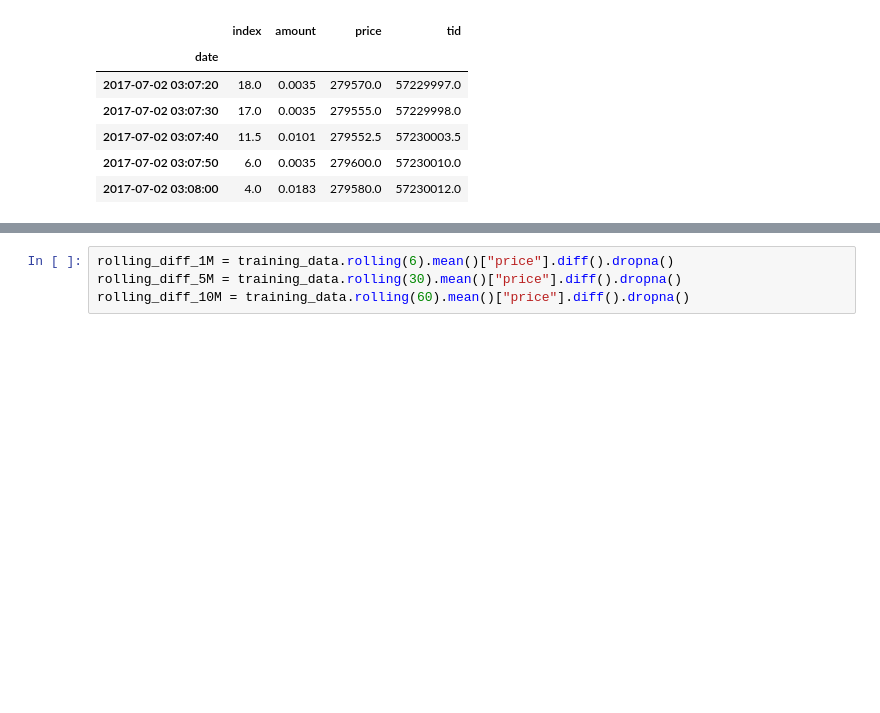
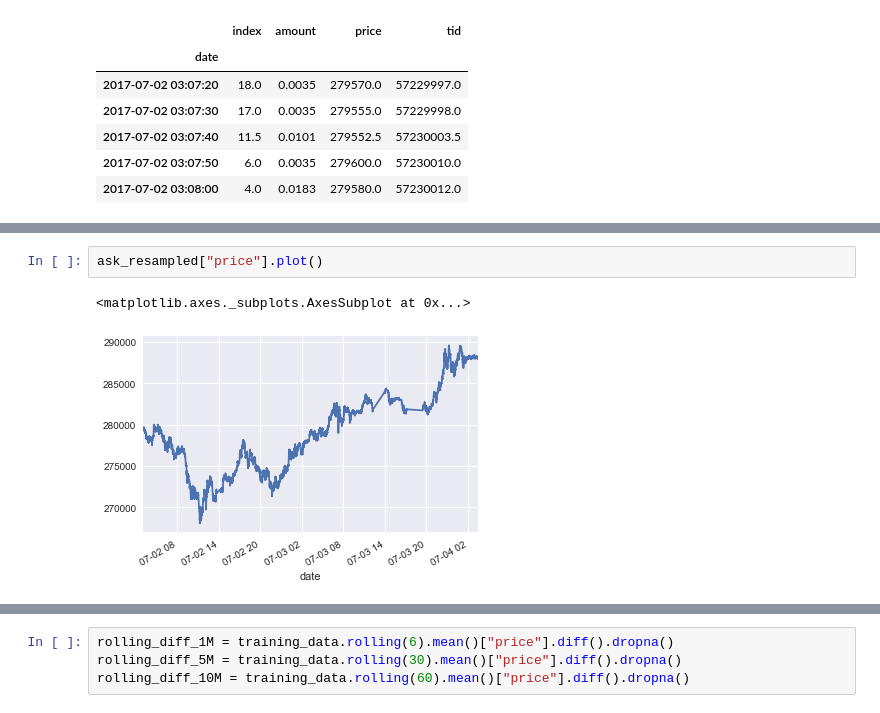
Before and after one commit to pettan0818/zaif_auto_trader, a Jupyter notebook: search_method.ipynb, the cells around one changed output, grey strips where cells are left out. Cells and saved outputs as stored; diff of their text form; blank space fills up the shorter version.

```diff
--- a/search_method.ipynb
+++ b/search_method.ipynb
@@ -59,3 +64,8 @@ ask_resampled.head()
+# %%
+ask_resampled["price"].plot()
+# %% [output]
+<matplotlib.axes._subplots.AxesSubplot at 0x...>
+[figure, added]
 # %%
 price_data  = pandas.concat([bid_resampled["price"], ask_resampled["price"]],axis=1)
 price_data.columns = ["bid", "ask"]
```
Also changed, not shown: parts of 18 cells of this notebook.
